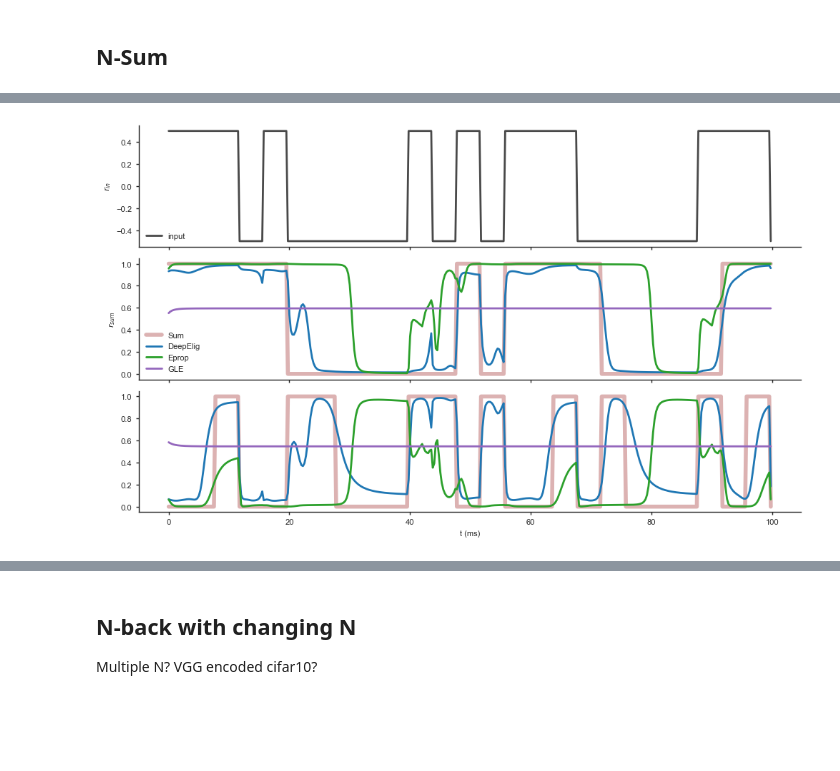
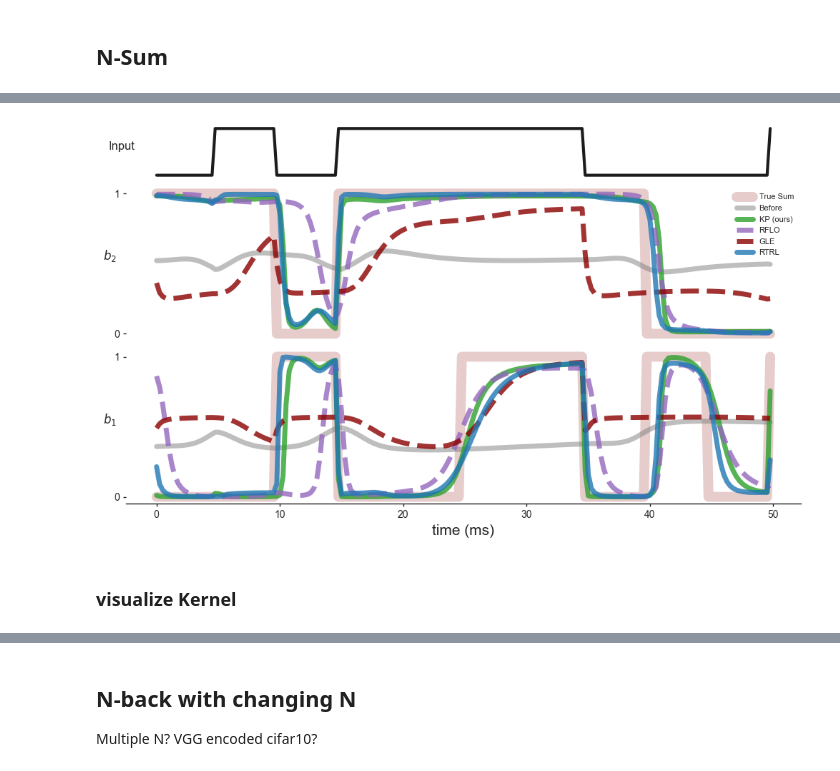
Before and after one commit to Baskin-LIU/Kernel-Propagation, a Jupyter notebook: Experiments/MiniTasks.ipynb, the cells around one changed output, grey strips where cells are left out. Saved outputs shown, nothing was run; the diff lists cells and outputs as text; code cells hidden in the pictures; blank space fills up the shorter version.

```diff
--- a/Experiments/MiniTasks.ipynb
+++ b/Experiments/MiniTasks.ipynb
@@ -122,8 +124,8 @@ student.beta *= 16
 Cum_errors = 3*[(error**2).mean().item()]
 error_record, mismatch_record = [], []
 cum_eps = 0
-Students['Eprop'].align(student)
-Students['GLE'].align(student)
+#Students['Eprop'].align(student)
+#Students['GLE'].align(student)
 Rcd = Recorder(['dt_tau_de', 'rhod'])
 
 with torch.no_grad():
@@ -136,7 +138,8 @@ with torch.no_grad():
             r_out, u_out = Students[stu].step(inp)
             error = u_out_target - u_out
             Students[stu].prop(error)
-            Students[stu].learnW()
+            Students[stu].learnW(update=True)
+
             Cum_errors[i] = 0.999*Cum_errors[i] + 0.001*(error**2).mean().item()
 
         if (t*dt)%100==0:
@@ -389,48 +461,67 @@ plt.show()
 # %%
-Rcd_eval = Recorder(['input', 'teacher', 'DeepElig', 'Eprop', 'GLE', 'naive'])
+Rcd_eval = Recorder(['input', 'teacher', 'DeepElig', 'Eprop', 'GLE', 'naive', 'RTRL'])
+#eval_phase = 50
+#eval_phase_steps = int(eval_phase/dt)
 
-#Students['naive'].align(student)
 with torch.no_grad():
     for t in range(eval_phase_steps):
         t = t+init_phase_steps+learn_phase_steps
         inp, label = input_fuc()
         inp = inp[None,:]
         Rcd_eval.rec_single('input', inp)
         Rcd_eval.rec_single('teacher', label)
         for k, stu in Students.items():
             r_out, u_out = stu.step(inp)
             Rcd_eval.rec_single(k, r_out)
 
 Rcd_eval.finish()
 
 
 
-fig, axs = plt.subplots(3, 1, figsize=(10, 6), sharex=True)
+fig, axs = plt.subplots(n_out+1, 1, figsize=(10, 6), gridspec_kw={'height_ratios': [1, 3, 3]})
 x = np.arange(0, eval_phase, dt)
-axs[0].plot(x, Rcd_eval['input'].mean(axis=0), color=black, label='input', linewidth=2, alpha=0.8)
-
-
+axs[0].plot(x, Rcd_eval['input'].mean(axis=0), color=black, linewidth=3, alpha=1.)
 
 for i in range(n_out):
-    axs[i+1].plot(x, Rcd_eval['teacher'][i], label="Sum", color=darkred, alpha=0.3, linewidth=4)
-    #axs[i+1].plot(x, Rcd_eval['naive'][i][:], label="naive", color = lightblue, linewidth=2)
-    axs[i+1].plot(x, Rcd_eval['DeepElig'][i][:], label="DeepElig", color = blue, linewidth=2)
-    axs[i+1].plot(x, Rcd_eval['Eprop'][i][:], label="Eprop", color = green, linewidth=2)
-    axs[i+1].plot(x, Rcd_eval['GLE'][i][:], label="GLE", color = purple, linewidth=2)
+    axs[i+1].plot(x, Rcd_eval['teacher'][i], label="True Sum", color=darkred, alpha=0.2, linewidth=10)
+    axs[i+1].plot(x, Rcd_eval['naive'][i][:], label="Before", color=gray, linewidth=5, alpha = 0.5)
+    axs[i+1].plot(x, Rcd_eval['DeepElig'][i][:], color = green , label="KP (ours)", linewidth=5, alpha=0.8)
+    #axs[i+1].plot(x, (Rcd_eval['DeepElig']>0.5)[i][:], color = blue, linewidth=3, alpha=0.8)
+    axs[i+1].plot(x, Rcd_eval['Eprop'][i][:], color = purple, label="RFLO", linewidth=5, alpha=0.8, linestyle='--')
+    #axs[i+1].plot(x, (Rcd_eval['Eprop']>0.5)[i][:], color = green, linewidth=3, alpha=0.8)
+    axs[i+1].plot(x, Rcd_eval['GLE'][i][:], color = darkred, label="GLE", linewidth=5, alpha=0.8, linestyle='--')
+    #axs[i+1].plot(x, (Rcd_eval['GLE']>0.5)[i][:], color = purple, linewidth=3, alpha=0.8)
+    axs[i+1].plot(x, Rcd_eval['RTRL'][i][:], color = blue, label="RTRL", linewidth=5, alpha=0.8)
 
-axs[0].legend()
+#axs[0].legend()
 axs[1].legend()
-axs[-1].set_xlabel("t (ms)")
+axs[-1].set_xlabel("time (ms)", fontsize = 15)
 
-axs[0].set_ylabel(r"$r_{in}$")
-axs[1].set_ylabel(r"$r_{sum}$")
+axs[0].set_ylabel("Input", rotation=0, fontsize = 12)
+axs[1].set_ylabel(r"$b_2$", rotation=0, fontsize = 12)
+axs[2].set_ylabel(r"$b_1$", rotation=0, fontsize = 12)
 
 for ax in axs:
     ax.spines['top'].set_visible(False)
     ax.spines['right'].set_visible(False)
+    ax.spines['left'].set_visible(False)
+#axs[0].spines['left'].set_visible(False)
+axs[0].spines['bottom'].set_visible(False)
+axs[1].spines['bottom'].set_visible(False)
+axs[0].set_yticks([])
+axs[0].set_xticks([])
+axs[1].set_yticks([0, 1])
+axs[2].set_yticks([0, 1])
+axs[1].set_xticks([])
+axs[1].tick_params(axis='both', which='major', labelsize=10)
+axs[2].tick_params(axis='both', which='major', labelsize=10)
+
+#axs[0].set_xticks([])
 
 plt.tight_layout()
-#plt.savefig('./fig/CompareAftRec.png')
+plt.savefig('../Figures/N_sum_after.png')
 plt.show()
 # %% [output]
-[figure, old version]
+[figure, new version]
+# %% [markdown]
+### visualize Kernel
```
Also changed, not shown: parts of 13 cells of this notebook, 29 other files.
